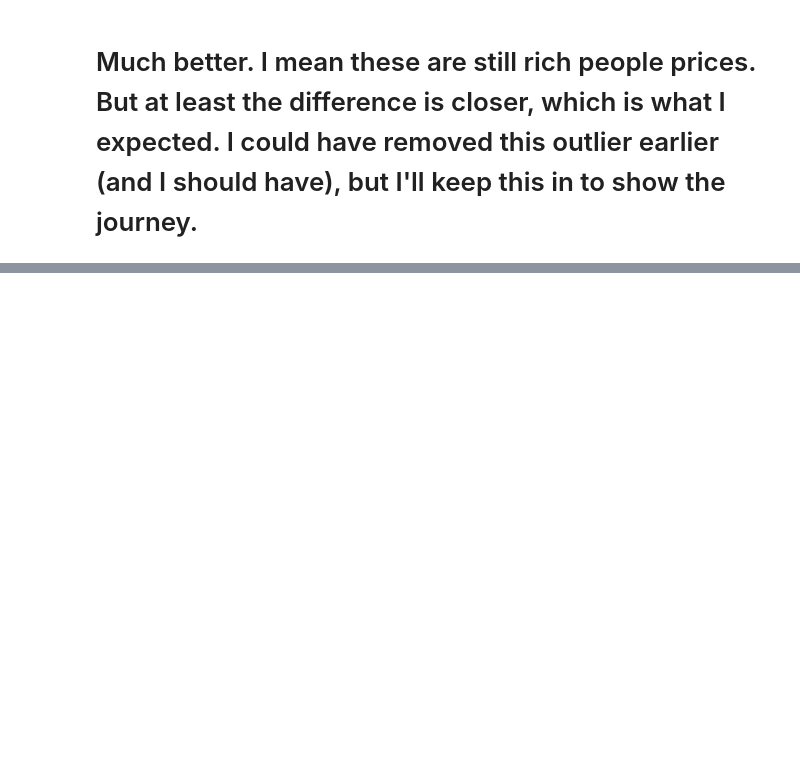
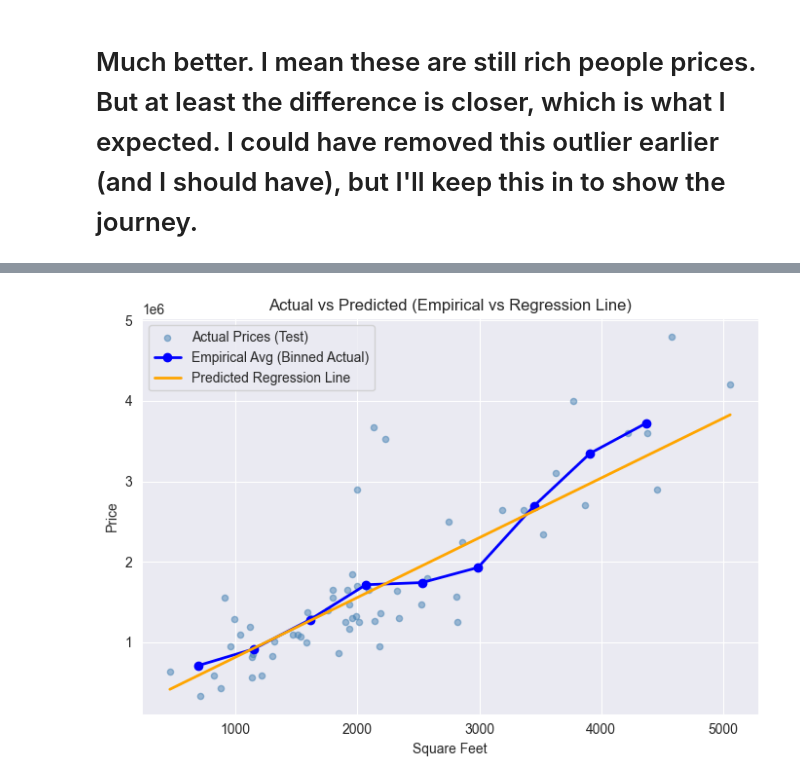
Before and after one commit to Alex-Astralis/MAT345, a Jupyter notebook: PR1/Alex_Herrera_MAT345_Project1.ipynb, the cells around one changed output, grey strips where cells are left out. Saved outputs shown, nothing was run; the diff lists cells and outputs as text; code cells hidden in the pictures; blank space fills up the shorter version.

```diff
--- a/PR1/Alex_Herrera_MAT345_Project1.ipynb
+++ b/PR1/Alex_Herrera_MAT345_Project1.ipynb
@@ -232,0 +352,36 @@ Fail to reject H0: No significant evidence Bellevue is cheaper than Redmond (p=0
+# %%
+bins = np.linspace(x_test.min(), x_test.max(), num_bins + 1)
+bin_centers = 0.5 * (bins[:-1] + bins[1:])
+actual_means = []
+
+for i in range(num_bins):
+    in_bin = (x_test >= bins[i]) & (x_test < bins[i+1])
+    if np.any(in_bin):
+        actual_means.append(np.mean(y_test[in_bin]))
+    else:
+        actual_means.append(np.nan)
+
+# Model-predicted line
+xs = np.linspace(x_test.min(), x_test.max(), 100)
+ys = predict_line(b0, b1, xs)
+
+# Plot
+plt.figure(figsize=(7,5))
+
+# Actual scatter
+plt.scatter(x_test, y_test, s=20, alpha=0.5, label="Actual Prices (Test)", color="steelblue")
+
+# Empirical averages (actual trend)
+plt.plot(bin_centers, actual_means, "o-", color="blue", linewidth=2, label="Empirical Avg (Binned Actual)")
+
+# Regression-predicted line
+plt.plot(xs, ys, linewidth=2, color="orange", label="Predicted Regression Line")
+
+plt.xlabel("Square Feet")
+plt.ylabel("Price")
+plt.title("Actual vs Predicted (Empirical vs Regression Line)")
+plt.legend()
+plt.tight_layout()
+plt.show()
+# %% [output]
+[figure, added]
```
Also changed, not shown: parts of 15 cells of this notebook.
